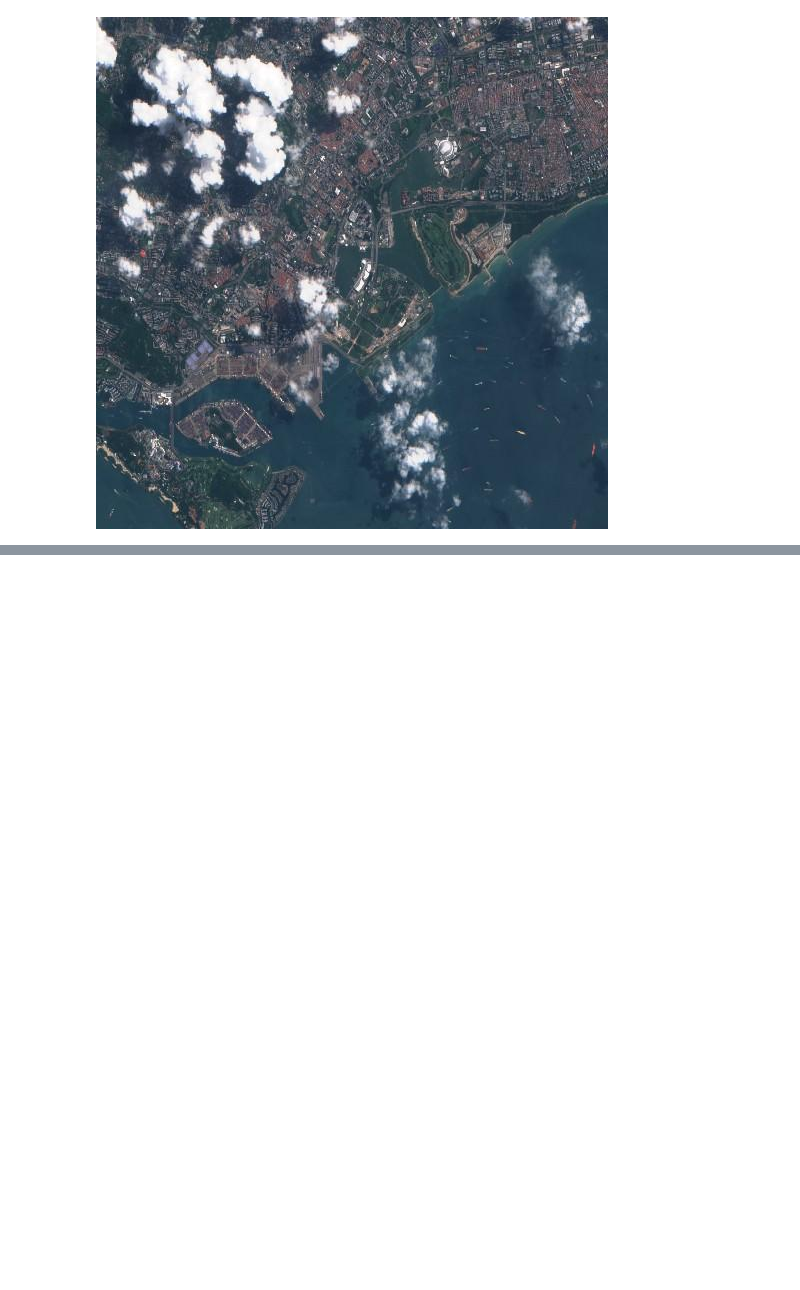
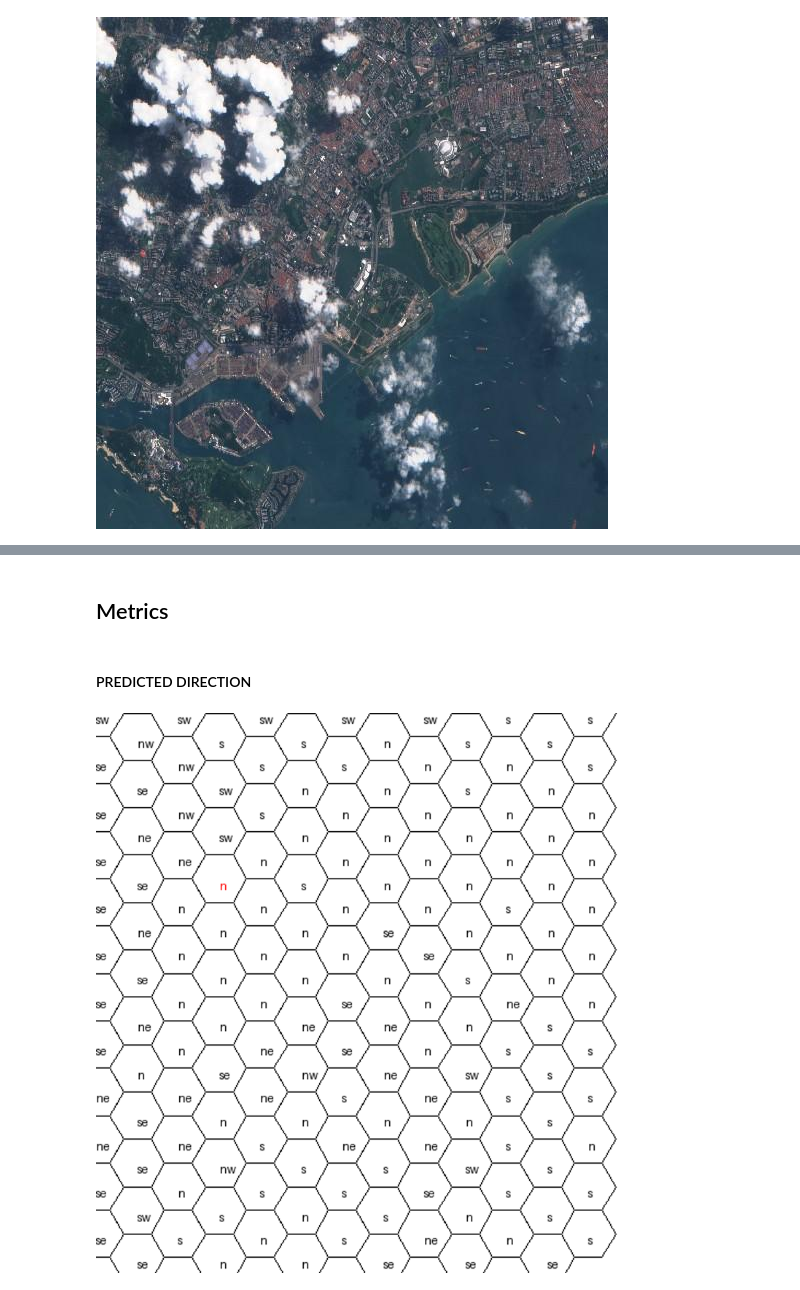
Before and after one commit to epweil/proj-navigation, a Jupyter notebook: src/train.ipynb, the cells around one changed output, grey strips where cells are left out. Saved outputs shown, nothing was run; the diff lists cells and outputs as text; code cells hidden in the pictures; blank space fills up the shorter version.

```diff
--- a/src/train.ipynb
+++ b/src/train.ipynb
@@ -197,0 +172,7 @@ display(img.resize((round(env.area.Input_Image.image.size[0] * 1.5), round(env.a
+# %% [markdown]
+## Metrics
+# %%
+# model = DQN.load('DQN_SOFTMAX_WITH_NEW_PARAMS_SMALL_TRAIN.zip')
+model = DQN.load('DQN_SOFTMAX_WITH_NEW_PARAMS.zip')
+mode = 'RGB'
+env = enviorment.GPSD_ENV(landscape.images[2018], start_position=None, target_position=[3,3], tracker = track, mode = mode)
@@ -197,0 +181,51 @@ display(img.resize((round(env.area.Input_Image.image.size[0] * 1.5), round(env.a
+# %% [markdown]
+#### PREDICTED DIRECTION
+# %%
+
+from PIL import Image, ImageDraw
+from helper import hex_corner
+rew = track.reward_back / track.arr
+img = Image.new('RGB',(env.area.Input_Image.image.size), color= 'white')
+draw = ImageDraw.Draw(img)
+for q in range(env.size_height):
+      for r in range(env.size_width):
+      # Calculate hexagon center position
+            x = r * (env.hex_width - (math.cos(1.0472) * env.area.Input_Image.hex_radius))
+
+            y = q * (env.hex_height) + ((r%2) * math.sin(1.0472) * env.area.Input_Image.hex_radius)
+
+            # Draw hexagon
+
+            hold = np.array(env.area.Input_Image.hexagon_images[q][r].cropped_image.convert(mode))
+            if(mode =='L'):
+                  hold = np.array(env.area.Input_Image.hexagon_images[q][r].cropped_image.convert(mode)).reshape((1,hold.shape[0],hold.shape[1]))
+            val = 0
+            for i in range(10):
+                  val += model.predict(hold)[0]
+            val = round(val/10)
+
+            corners = [hex_corner((x,y), env.area.Input_Image.hex_radius, i) for i in range(6)]
+            draw.polygon(corners, outline="black")
+            if (val == 0):
+                  val = 'ne'
+            elif (val == 1):
+                  val = 'se'
+            elif (val == 2):
+                  val = 'nw'
+            elif (val == 3):
+                  val = 'sw'
+            elif (val == 4):
+                  val = 's'
+            elif (val == 5):
+                  val = 'n'
+            # if( (r,q) == (1,1)):
+            #       draw.text((x,y), str(val), fill='green', align='center')
+            if((r,q) == (3,3)):
+                  draw.text((x,y), str(val), fill='red', align='center')
+            else:
+                  draw.text((x,y), str(val), fill='black', align='center')
+
+
+display(img.resize((round(env.area.Input_Image.image.size[0] * 1.5), round(env.area.Input_Image.image.size[1] * 1.5))))
+# %% [output]
+[figure, added]
```
Also changed, not shown: parts of 20 cells of this notebook, 5 other files.
